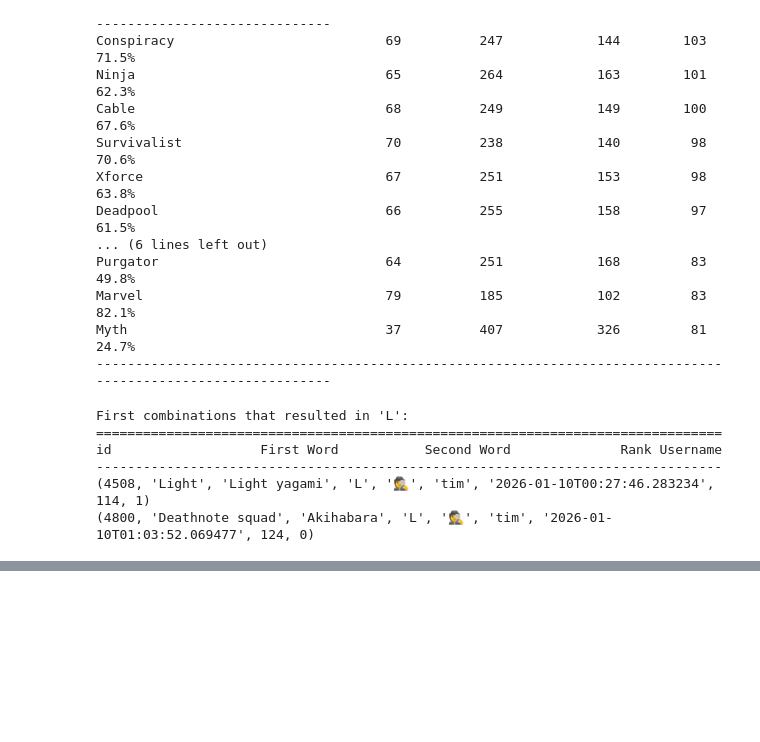
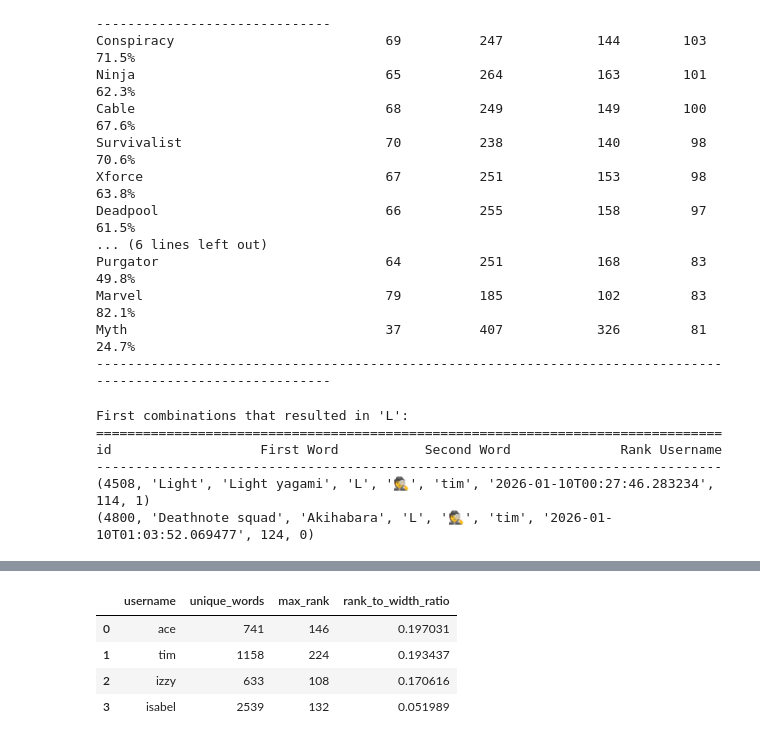
Before and after one commit to s-almeda/infiniteCATs, a Jupyter notebook: server/analyze_dependencies.ipynb, the cells around one changed output, grey strips where cells are left out. Cells and saved outputs as stored; diff of their text form; code cells hidden in the pictures; blank space fills up the shorter version.

```diff
--- a/server/analyze_dependencies.ipynb
+++ b/server/analyze_dependencies.ipynb
@@ -976,0 +1215,26 @@ id                   First Word           Second Word              Rank Username
+# %%
+import sqlite3
+import pandas as pd
+
+# Query: Rank-to-Width Ratio per User
+conn = sqlite3.connect('global.db')
+query = '''
+SELECT
+  username,
+  COUNT(DISTINCT resultName) AS unique_words,
+  MAX(perUserRank) AS max_rank,
+  CAST(MAX(perUserRank) AS FLOAT) / NULLIF(COUNT(DISTINCT resultName), 0) AS rank_to_width_ratio
+FROM combinations
+GROUP BY username
+HAVING COUNT(DISTINCT resultName) >= 500
+ORDER BY rank_to_width_ratio DESC;
+'''
+df = pd.read_sql_query(query, conn)
+conn.close()
+display(df)
+# %% [output]
+|  | username | unique_words | max_rank | rank_to_width_ratio |
+| 0 | ace | 741 | 146 | 0.197031 |
+| 1 | tim | 1158 | 224 | 0.193437 |
+| 2 | izzy | 633 | 108 | 0.170616 |
+| 3 | isabel | 2539 | 132 | 0.051989 |
```
Also changed, not shown: parts of 10 cells of this notebook, 2 other files.
